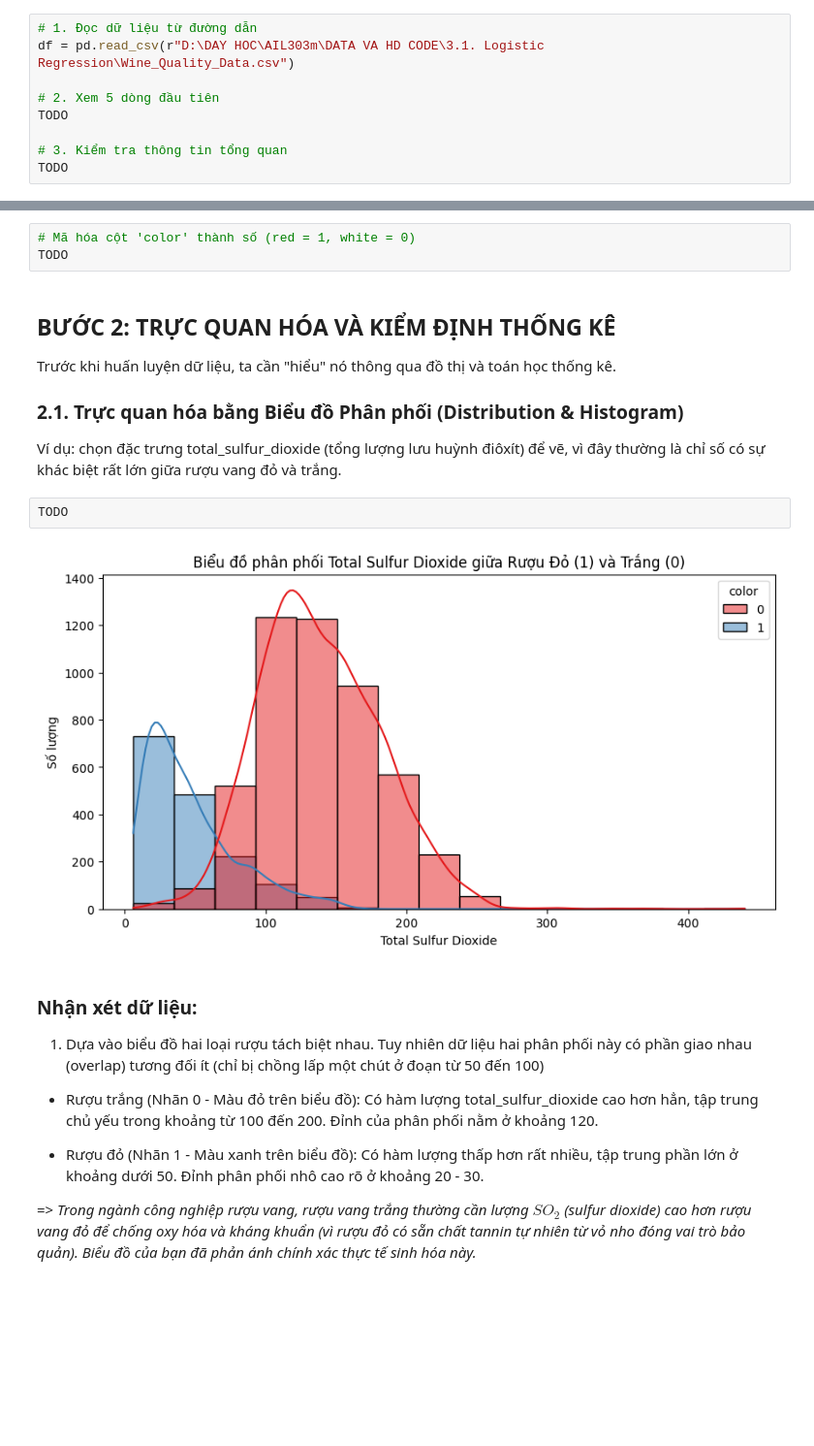
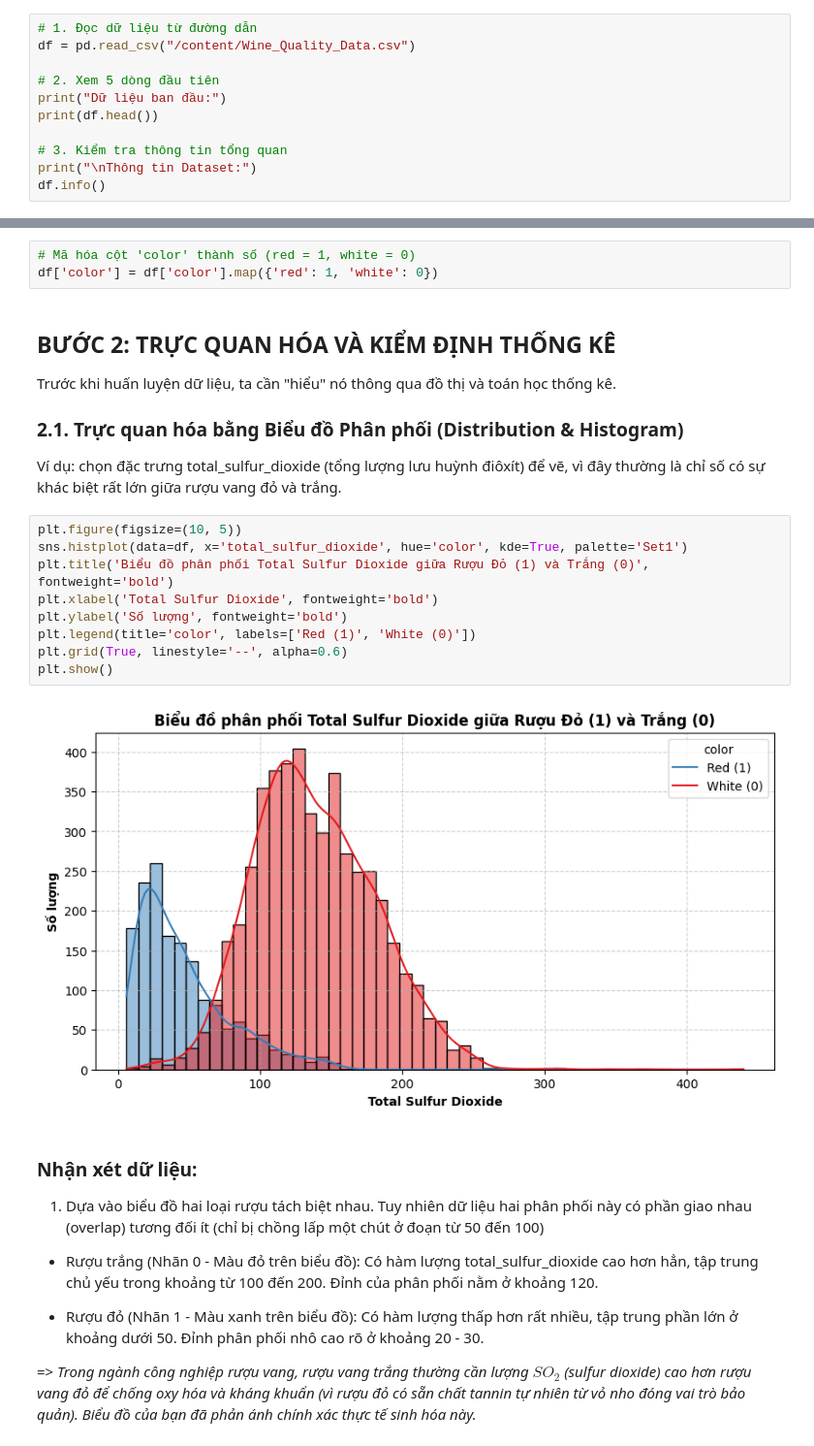
Before and after one commit to HTKhuongNinh-FPTU/MachineLearning-Doc, a Jupyter notebook: PHAN_LOAI_RUOU_VAG_LOGISTICS_REGESTION_SE.ipynb, the cells around one changed output, grey strips where cells are left out. Shown at 97% size. Cells and saved outputs as stored; diff of their text form; blank space fills up the shorter version.

```diff
--- a/PHAN_LOAI_RUOU_VAG_LOGISTICS_REGESTION_SE.ipynb
+++ b/PHAN_LOAI_RUOU_VAG_LOGISTICS_REGESTION_SE.ipynb
@@ -13,13 +13,15 @@ import seaborn as sns
 from scipy import stats
 # %%
 # 1. Đọc dữ liệu từ đường dẫn
-df = pd.read_csv(r"D:\DAY HOC\AIL303m\DATA VA HD CODE\3.1. Logistic Regression\Wine_Quality_Data.csv")
+df = pd.read_csv("/content/Wine_Quality_Data.csv")
 
 # 2. Xem 5 dòng đầu tiên
-TODO
+print("Dữ liệu ban đầu:")
+print(df.head())
 
 # 3. Kiểm tra thông tin tổng quan
-TODO
+print("\nThông tin Dataset:")
+df.info()
 # %% [output]
 Dữ liệu ban đầu:
    fixed_acidity  volatile_acidity  citric_acid  residual_sugar  chlorides  \
@@ -79,16 +81,23 @@ Vì biến color đang ở dạng chuỗi (red, white), máy tính sẽ không h
 - White $\rightarrow 0$
 # %%
 # Mã hóa cột 'color' thành số (red = 1, white = 0)
-TODO
+df['color'] = df['color'].map({'red': 1, 'white': 0})
 # %% [markdown]
 ## BƯỚC 2: TRỰC QUAN HÓA VÀ KIỂM ĐỊNH THỐNG KÊ
 Trước khi huấn luyện dữ liệu, ta cần "hiểu" nó thông qua đồ thị và toán học thống kê.
 ### 2.1. Trực quan hóa bằng Biểu đồ Phân phối (Distribution & Histogram)
 Ví dụ: chọn đặc trưng total_sulfur_dioxide (tổng lượng lưu huỳnh điôxít) để vẽ, vì đây thường là chỉ số có sự khác biệt rất lớn giữa rượu vang đỏ và trắng.
-# %%
-TODO
-# %% [output]
-[figure, removed]
+# %%
+plt.figure(figsize=(10, 5))
+sns.histplot(data=df, x='total_sulfur_dioxide', hue='color', kde=True, palette='Set1')
+plt.title('Biểu đồ phân phối Total Sulfur Dioxide giữa Rượu Đỏ (1) và Trắng (0)', fontweight='bold')
+plt.xlabel('Total Sulfur Dioxide', fontweight='bold')
+plt.ylabel('Số lượng', fontweight='bold')
+plt.legend(title='color', labels=['Red (1)', 'White (0)'])
+plt.grid(True, linestyle='--', alpha=0.6)
+plt.show()
+# %% [output]
+[figure, added]
 # %% [markdown]
 ### Nhận xét dữ liệu:
 1. Dựa vào biểu đồ hai loại rượu tách biệt nhau. Tuy nhiên dữ liệu hai phân phối này có phần giao nhau (overlap) tương đối ít (chỉ bị chồng lấp một chút ở đoạn từ 50 đến 100)
```
Also changed, not shown: parts of 18 cells of this notebook.
